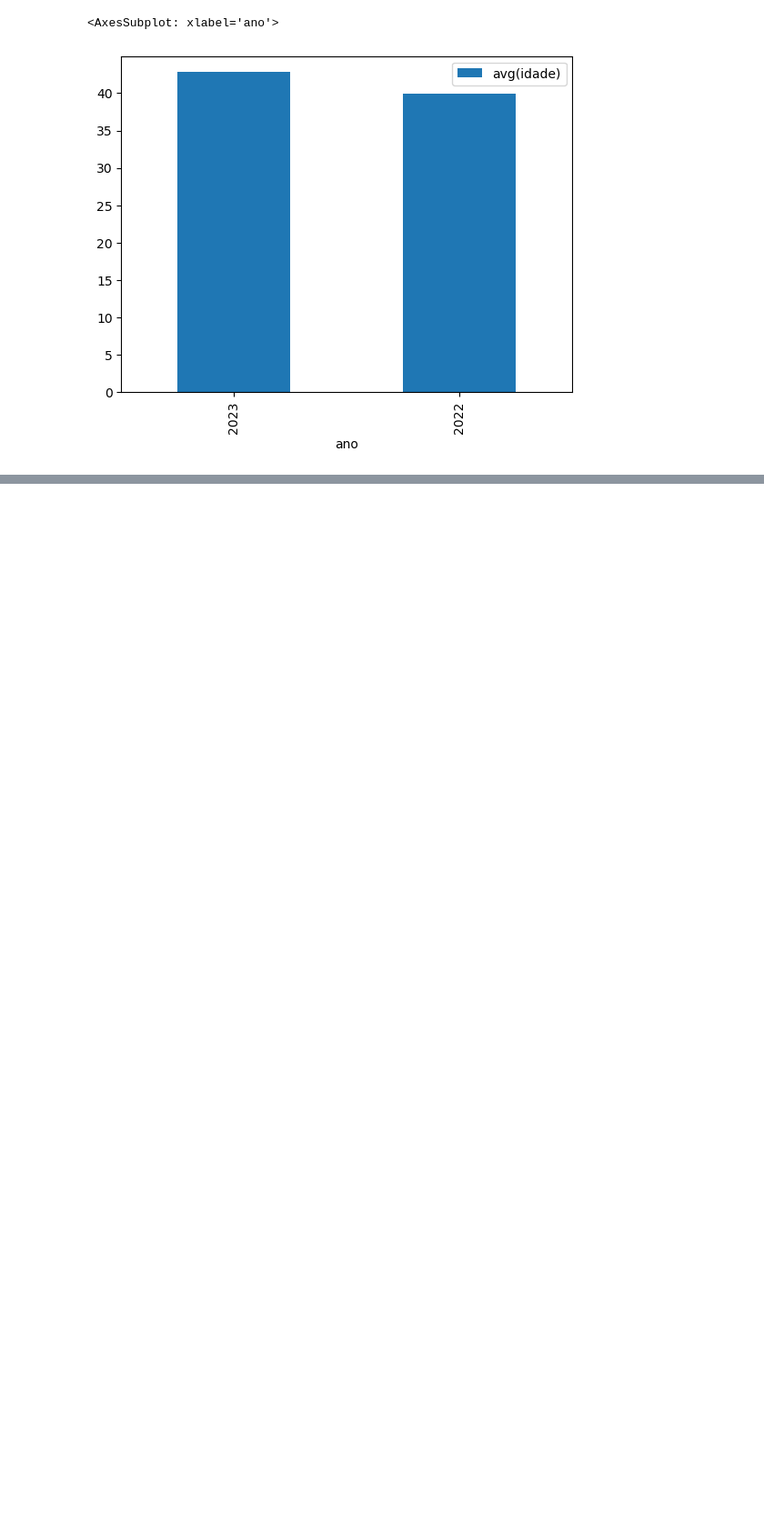
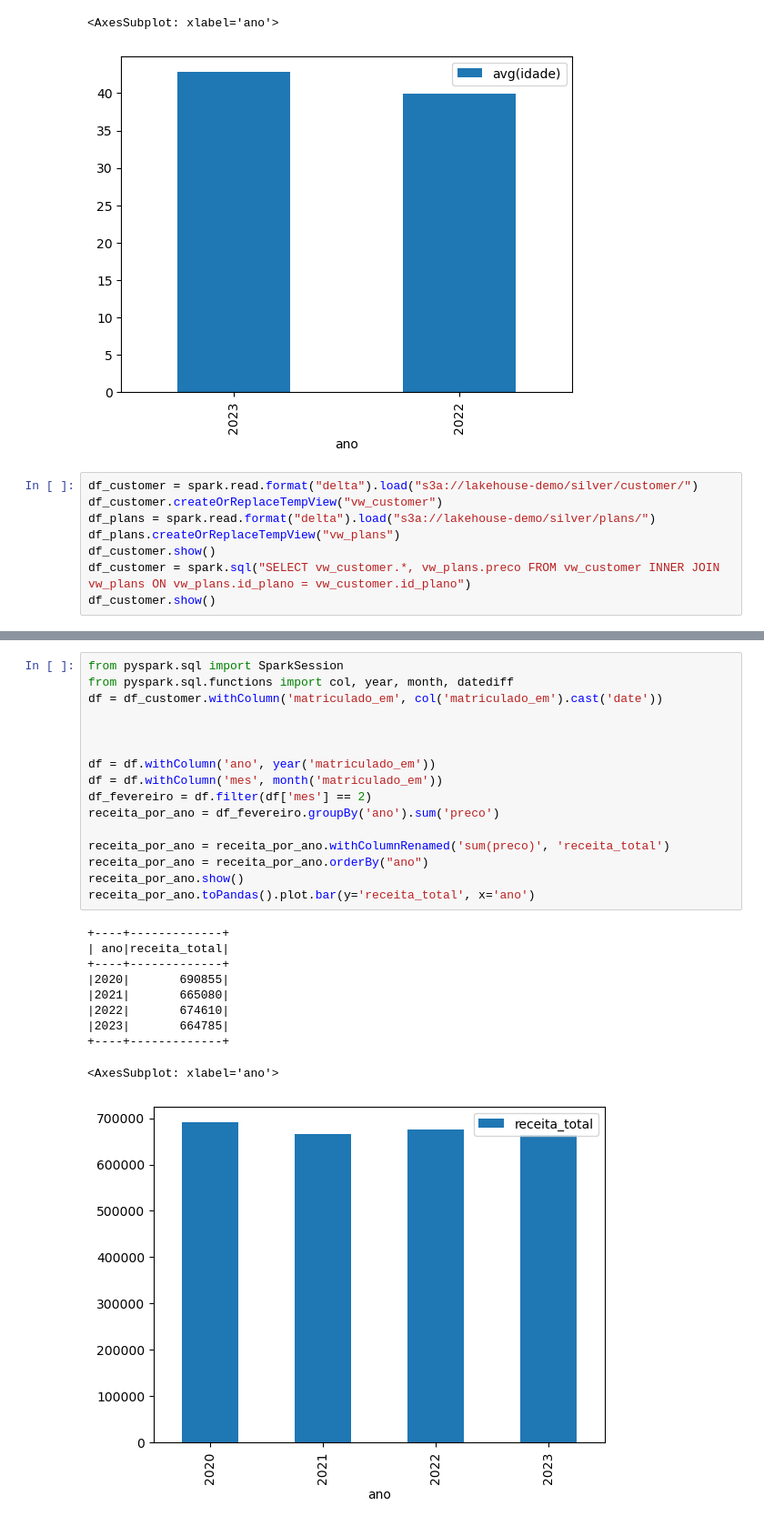
Before and after one commit to marcorezende/Lakehouse-HandsOn, a Jupyter notebook: notebooks/Lakehouse.ipynb, the cells around one changed output, grey strips where cells are left out. Shown at 91% size. Saved outputs shown, nothing was run; the diff lists cells and outputs as text; blank space fills up the shorter version.

```diff
--- a/notebooks/Lakehouse.ipynb
+++ b/notebooks/Lakehouse.ipynb
@@ -130,3 +151,11 @@ df_customer_silver.toPandas().plot.bar(y='avg(idade)', x='ano')
 +----+-----------------+
 <AxesSubplot: xlabel='ano'>
 [figure]
+# %%
+df_customer = spark.read.format("delta").load("s3a://lakehouse-demo/silver/customer/")
+df_customer.createOrReplaceTempView("vw_customer")
+df_plans = spark.read.format("delta").load("s3a://lakehouse-demo/silver/plans/")
+df_plans.createOrReplaceTempView("vw_plans")
+df_customer.show()
+df_customer = spark.sql("SELECT vw_customer.*, vw_plans.preco FROM vw_customer INNER JOIN vw_plans ON vw_plans.id_plano = vw_customer.id_plano")
+df_customer.show()
@@ -132,0 +180,27 @@ df_customer_silver.toPandas().plot.bar(y='avg(idade)', x='ano')
+# %%
+from pyspark.sql import SparkSession
+from pyspark.sql.functions import col, year, month, datediff
+df = df_customer.withColumn('matriculado_em', col('matriculado_em').cast('date'))
+
+
+
+df = df.withColumn('ano', year('matriculado_em'))
+df = df.withColumn('mes', month('matriculado_em'))
+df_fevereiro = df.filter(df['mes'] == 2)
+receita_por_ano = df_fevereiro.groupBy('ano').sum('preco')
+
+receita_por_ano = receita_por_ano.withColumnRenamed('sum(preco)', 'receita_total')
+receita_por_ano = receita_por_ano.orderBy("ano")
+receita_por_ano.show()
+receita_por_ano.toPandas().plot.bar(y='receita_total', x='ano')
+# %% [output]
++----+-------------+
+| ano|receita_total|
++----+-------------+
+|2020|       690855|
+|2021|       665080|
+|2022|       674610|
+|2023|       664785|
++----+-------------+
+<AxesSubplot: xlabel='ano'>
+[figure, added]
```
Also changed, not shown: parts of 4 cells of this notebook, 1 other file.
